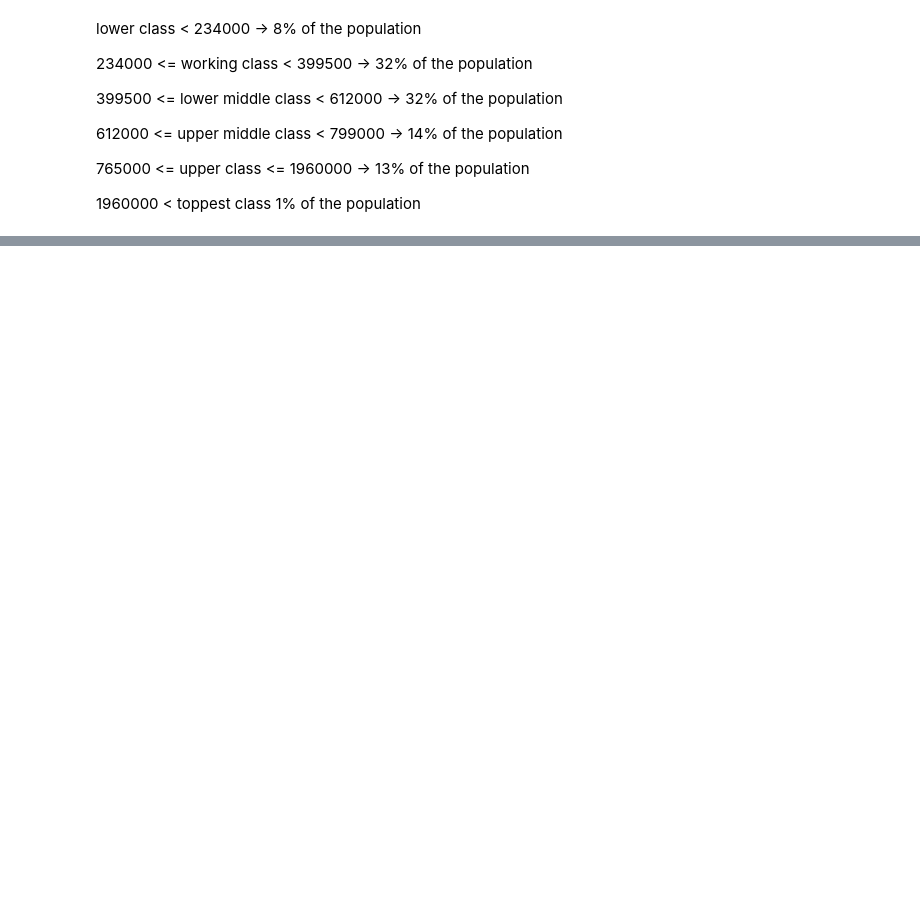
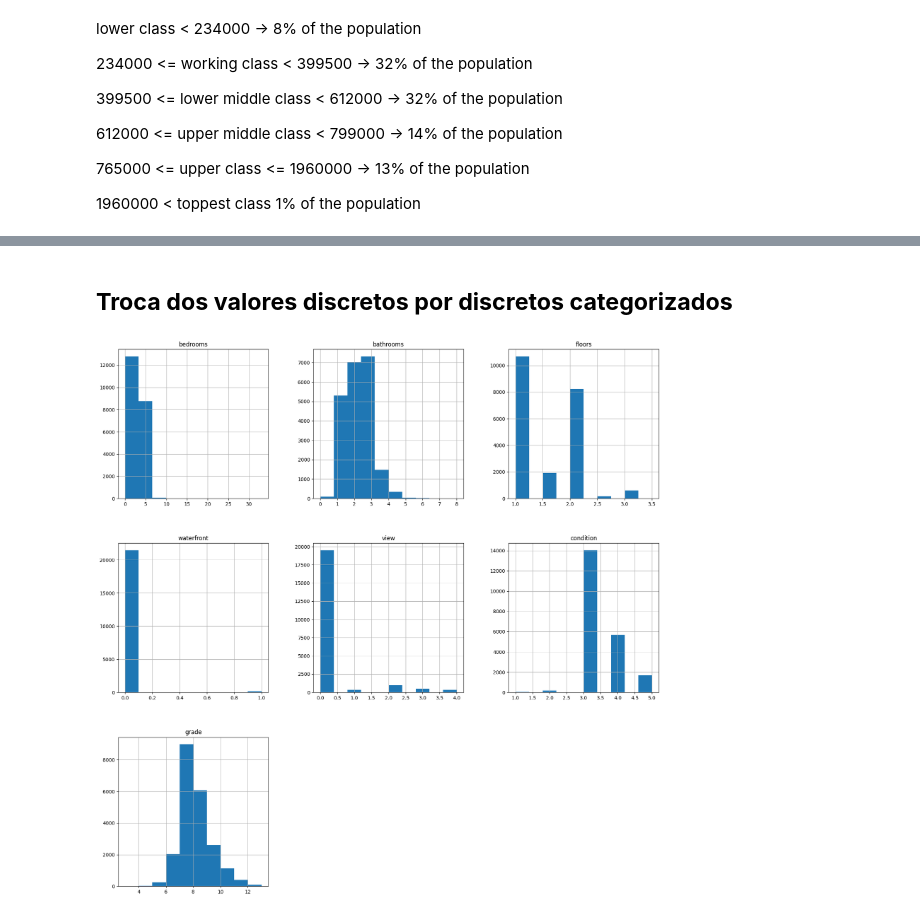
Before and after one commit to lcarva12/IA, a Jupyter notebook: regra_de_associacao_para_descobrir_perfil_de_classe_social_das_casas/LUCAS_E_GABRIELA_AULA_PRATICA_IV_Regras_Associacao.ipynb, the cells around one changed output, grey strips where cells are left out. Drawn from its saved outputs; the diff is of its cells as text; code cells hidden in the pictures; blank space fills up the shorter version.

```diff
--- a/regra_de_associacao_para_descobrir_perfil_de_classe_social_das_casas/LUCAS_E_GABRIELA_AULA_PRATICA_IV_Regras_Associacao.ipynb
+++ b/regra_de_associacao_para_descobrir_perfil_de_classe_social_das_casas/LUCAS_E_GABRIELA_AULA_PRATICA_IV_Regras_Associacao.ipynb
@@ -120,0 +265,10 @@ lower class < 234000 -> 8% of the population
+# %%
+# Definindo os intervalos e rótulos
+intervalos = [0, 0.0027380017070107983, 0.004299631884151028, 0.006159595211889227, float('inf')]  # Defina os intervalos desejados
+rotulos = ['terreno_pequeno', 'tereno_medio', 'terreno_grande', 'terreno_muito_grande']  # Defina os rótulos para cada intervalo
+
+# Aplicando a transformação categórica
+data['sqft_lot'] = pd.cut(data['sqft_lot'], bins=intervalos, labels=rotulos)
+
+# Exibindo o DataFrame resultante
+data.head()
@@ -120,0 +282,10 @@ lower class < 234000 -> 8% of the population
+# %%
+# Definindo os intervalos e rótulos
+intervalos = [0, 0.09868421052631578, 0.1392543859649123, 0.21052631578947367, float('inf')]  # Defina os intervalos desejados
+rotulos = ['area_superior_pequena_ou_inexistente', 'area_superior_media', 'area_superior_grande', 'area_superior_muito_grande']  # Defina os rótulos para cada intervalo
+
+# Aplicando a transformação categórica
+data['sqft_above'] = pd.cut(data['sqft_above'], bins=intervalos, labels=rotulos)
+
+# Exibindo o DataFrame resultante
+data.head()
@@ -120,0 +299,6 @@ lower class < 234000 -> 8% of the population
+# %%
+import numpy as np
+
+# Usando numpy.where()
+data['sqft_basement'] = np.where(data['sqft_basement'] == 0, 'não tem porão', 'tem porão')
+data.head()
@@ -120,0 +353,3 @@ lower class < 234000 -> 8% of the population
+# %%
+data = data.drop(index=15743)
+data = data.drop(index=19452)
@@ -120,0 +365,8 @@ lower class < 234000 -> 8% of the population
+# %% [markdown]
+## **Troca dos valores discretos por discretos categorizados**
+# %%
+# Plotar histograma para todas as colunas numéricas
+data.hist(figsize=(20, 20))
+plt.show()
+# %% [output]
+[figure, added]
```
Also changed, not shown: parts of 77 cells of this notebook.
